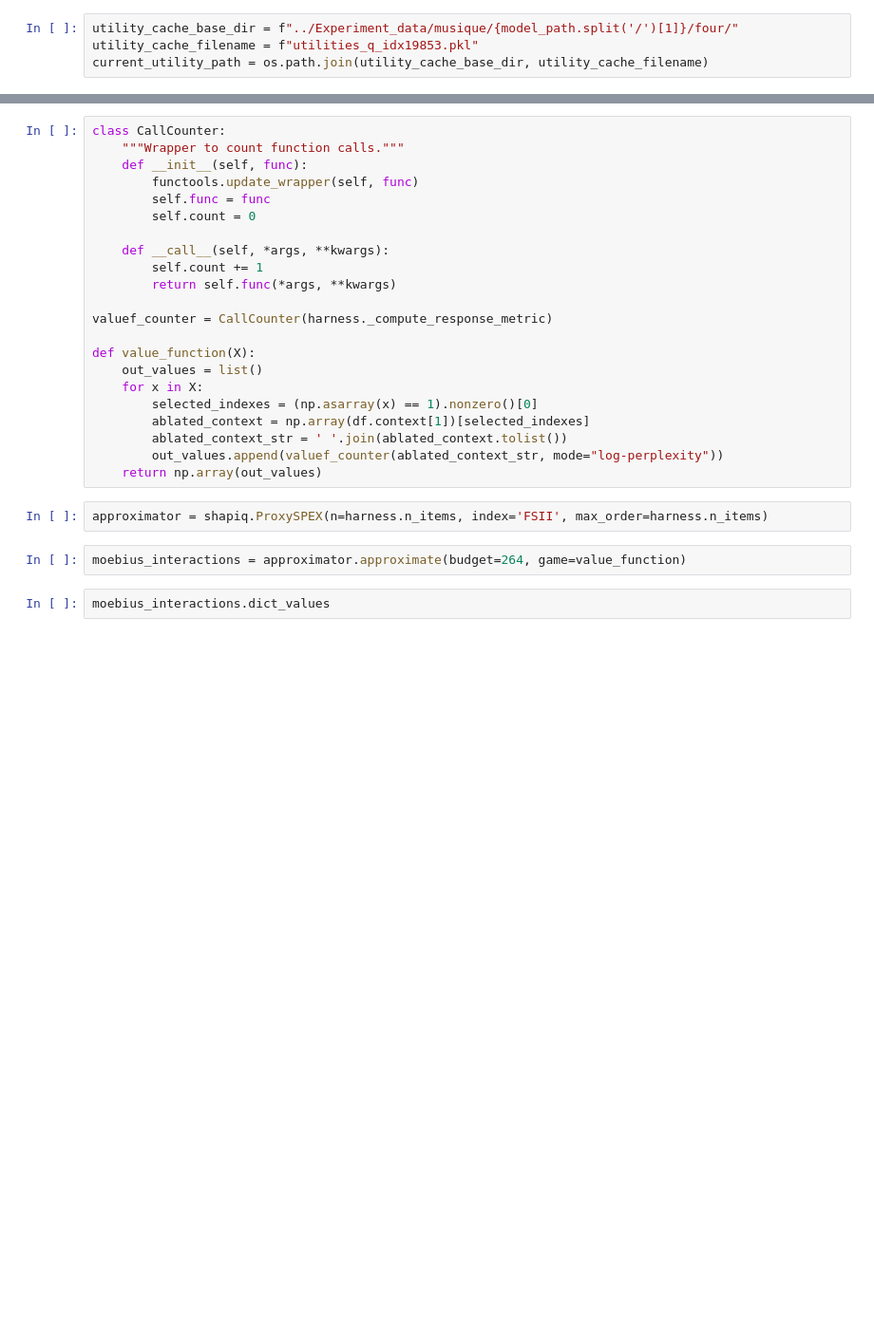
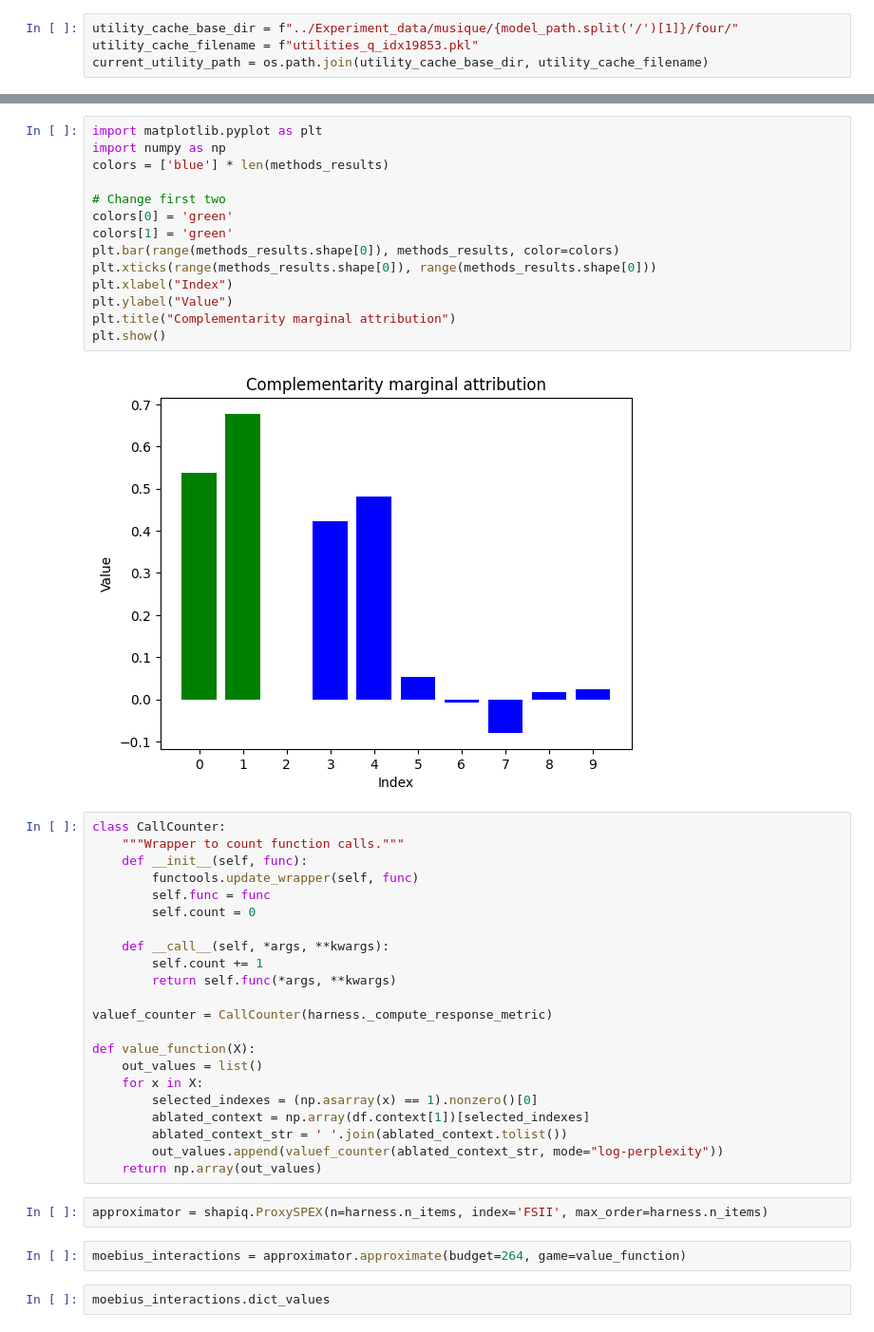
Before and after one commit to iNema9590/LLMX, a Jupyter notebook: Notebooks/SPEX_test.ipynb, the cells around one changed output, grey strips where cells are left out. Shown at 95% size. Drawn from its saved outputs; the diff is of its cells as text; blank space fills up the shorter version.

```diff
--- a/Notebooks/SPEX_test.ipynb
+++ b/Notebooks/SPEX_test.ipynb
@@ -175,3 +167,19 @@ intr
+# %%
+import matplotlib.pyplot as plt
+import numpy as np
+colors = ['blue'] * len(methods_results)
+
+# Change first two
+colors[0] = 'green'
+colors[1] = 'green'
+plt.bar(range(methods_results.shape[0]), methods_results, color=colors)
+plt.xticks(range(methods_results.shape[0]), range(methods_results.shape[0]))
+plt.xlabel("Index")
+plt.ylabel("Value")
+plt.title("Complementarity marginal attribution")
+plt.show()
+# %% [output]
+[figure, added]
 # %%
 class CallCounter:
     """Wrapper to count function calls."""
```
Also changed, not shown: parts of 16 cells of this notebook, 5 other files.
